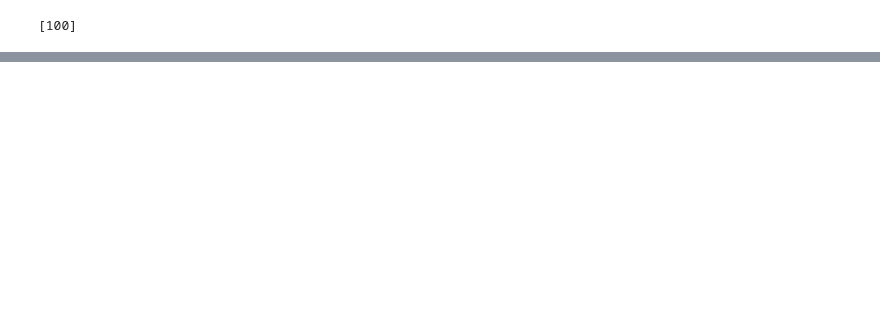
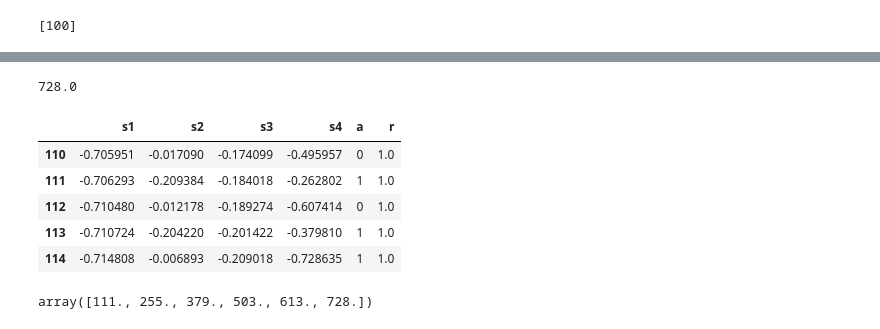
Before and after one commit to michaelsyao/AI_in_Finance, a Jupyter notebook: 02.ipynb, the cells around one changed output, grey strips where cells are left out. Cells and saved outputs as stored; diff of their text form; code cells hidden in the pictures; blank space fills up the shorter version.

```diff
--- a/02.ipynb
+++ b/02.ipynb
@@ -13,0 +33,3 @@ env.seed(100)
+# %%
+state, reward, done, _ = env.step(env.action_space.sample())
+state, reward, done, _
@@ -13,0 +40,21 @@ env.seed(100)
+# %%
+%%time
+data = pd.DataFrame()
+state = env.reset()
+length = []
+for run in range(25000):
+    done = False
+    prev_state = env.reset()
+    treward = 1
+    results = []
+    while not done:
+        action = env.action_space.sample()
+        state, reward, done, _ = env.step(action)
+        results.append({'s1': prev_state[0], 's2': prev_state[1],
+                        's3': prev_state[2], 's4': prev_state[3],
+                        'a': action, 'r': reward})
+        treward += reward if not done else 0
+        prev_state = state
+    if treward >= 110:
+        data = data.append(pd.DataFrame(results))
+        length.append(treward)
@@ -13,0 +88,17 @@ env.seed(100)
+# %%
+np.array(length).sum()
+# %% [output]
+728.0
+# %%
+data.tail()
+# %% [output]
+|  | s1 | s2 | s3 | s4 | a | r |
+| 110 | -0.705951 | -0.017090 | -0.174099 | -0.495957 | 0 | 1.0 |
+| 111 | -0.706293 | -0.209384 | -0.184018 | -0.262802 | 1 | 1.0 |
+| 112 | -0.710480 | -0.012178 | -0.189274 | -0.607414 | 0 | 1.0 |
+| 113 | -0.710724 | -0.204220 | -0.201422 | -0.379810 | 1 | 1.0 |
+| 114 | -0.714808 | -0.006893 | -0.209018 | -0.728635 | 1 | 1.0 |
+# %%
+np.array(length).cumsum()
+# %% [output]
+array([111., 255., 379., 503., 613., 728.])
```
Also changed, not shown: parts of 33 cells of this notebook.
